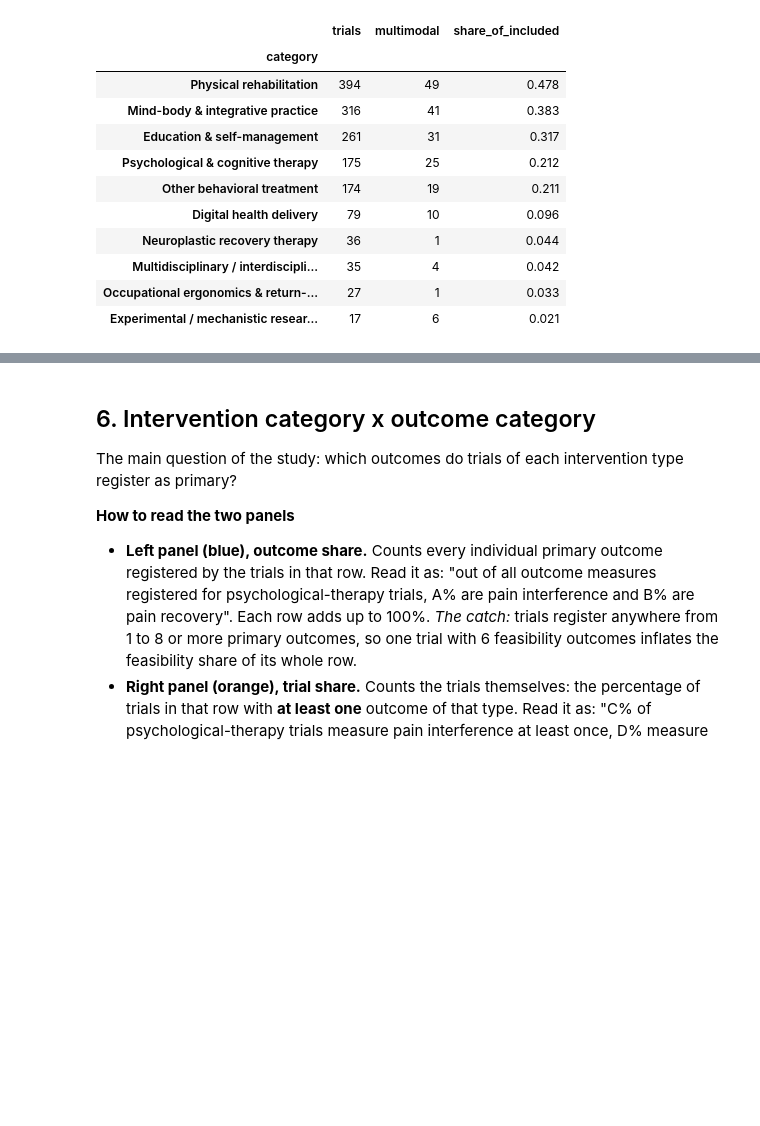
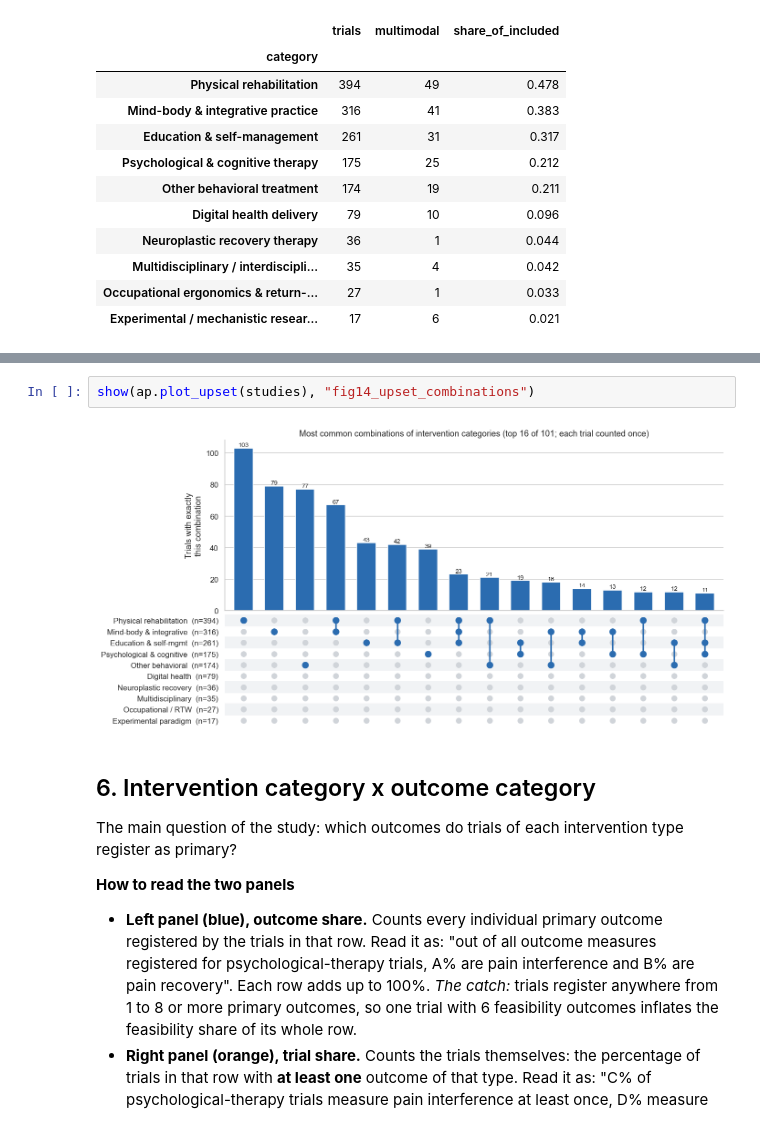
Before and after one commit to talmorya/primary-outcome-analysis, a Jupyter notebook: analysis/outcome_analysis.ipynb, the cells around one changed output, grey strips where cells are left out. Cells and saved outputs as stored; diff of their text form; blank space fills up the shorter version.

```diff
--- a/analysis/outcome_analysis.ipynb
+++ b/analysis/outcome_analysis.ipynb
@@ -137,3 +152,7 @@ display(by_cat)
+# %%
+show(ap.plot_upset(studies), "fig14_upset_combinations")
+# %% [output]
+[figure, added]
 # %% [markdown]
 ## 6. Intervention category x outcome category
 
```
Also changed, not shown: parts of 4 cells of this notebook, 25 other files.
